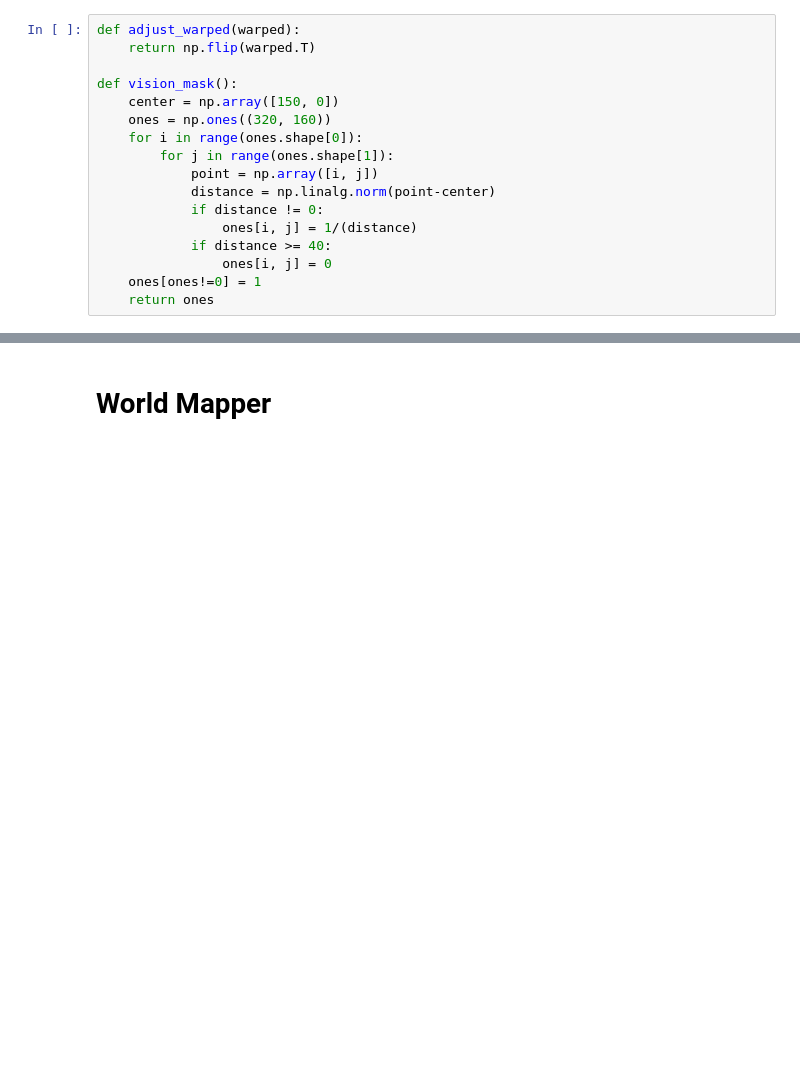
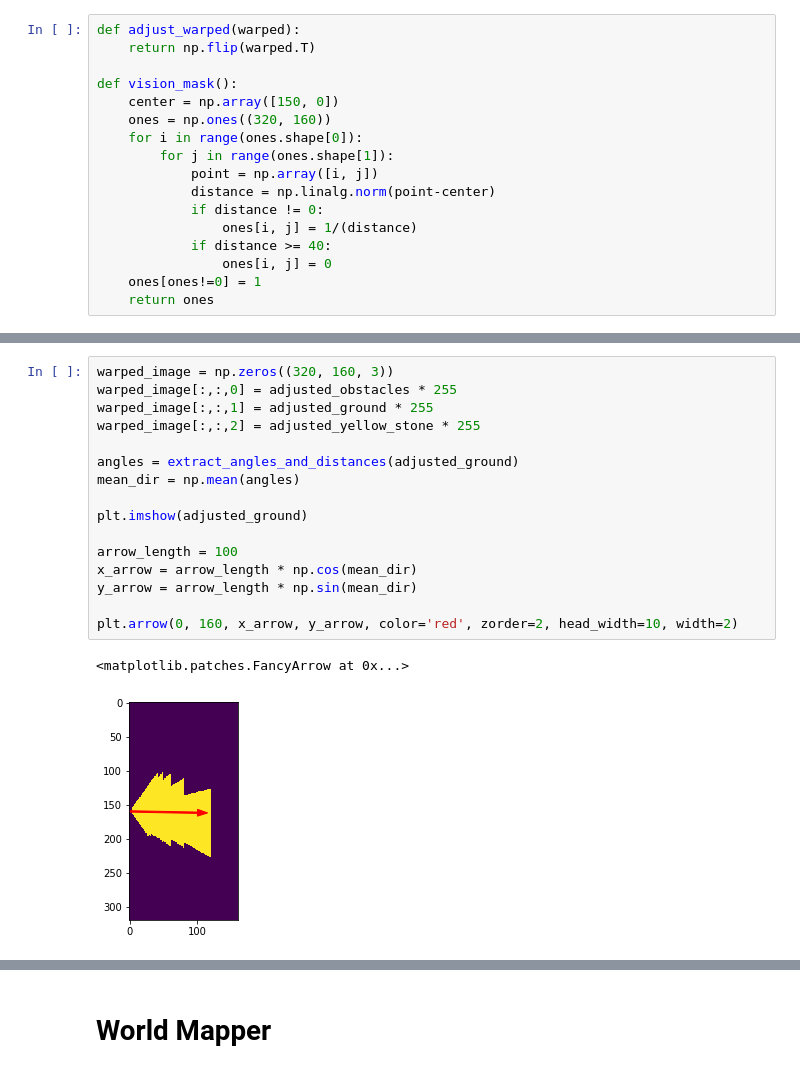
Before and after one commit to cwiz/RoboND-Rover-Project, a Jupyter notebook: code/Rover_Project_Test_Notebook.ipynb, the cells around one changed output, grey strips where cells are left out. Drawn from its saved outputs; the diff is of its cells as text; blank space fills up the shorter version.

```diff
--- a/code/Rover_Project_Test_Notebook.ipynb
+++ b/code/Rover_Project_Test_Notebook.ipynb
@@ -349,0 +388,19 @@ plot_processing_step2(image, obstacles, warped_obstacles, adjusted_obstacles, ma
+# %%
+warped_image = np.zeros((320, 160, 3))
+warped_image[:,:,0] = adjusted_obstacles * 255
+warped_image[:,:,1] = adjusted_ground * 255
+warped_image[:,:,2] = adjusted_yellow_stone * 255
+
+angles = extract_angles_and_distances(adjusted_ground)
+mean_dir = np.mean(angles)
+
+plt.imshow(adjusted_ground)
+
+arrow_length = 100
+x_arrow = arrow_length * np.cos(mean_dir)
+y_arrow = arrow_length * np.sin(mean_dir)
+
+plt.arrow(0, 160, x_arrow, y_arrow, color='red', zorder=2, head_width=10, width=2)
+# %% [output]
+<matplotlib.patches.FancyArrow at 0x...>
+[figure, added]
```
Also changed, not shown: parts of 15 cells of this notebook, 4 other files.
